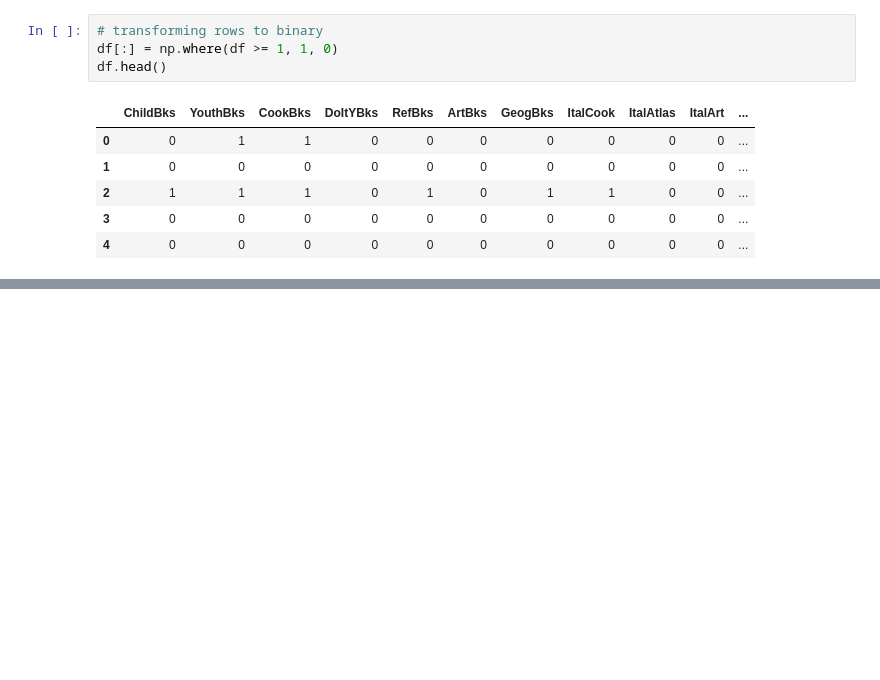
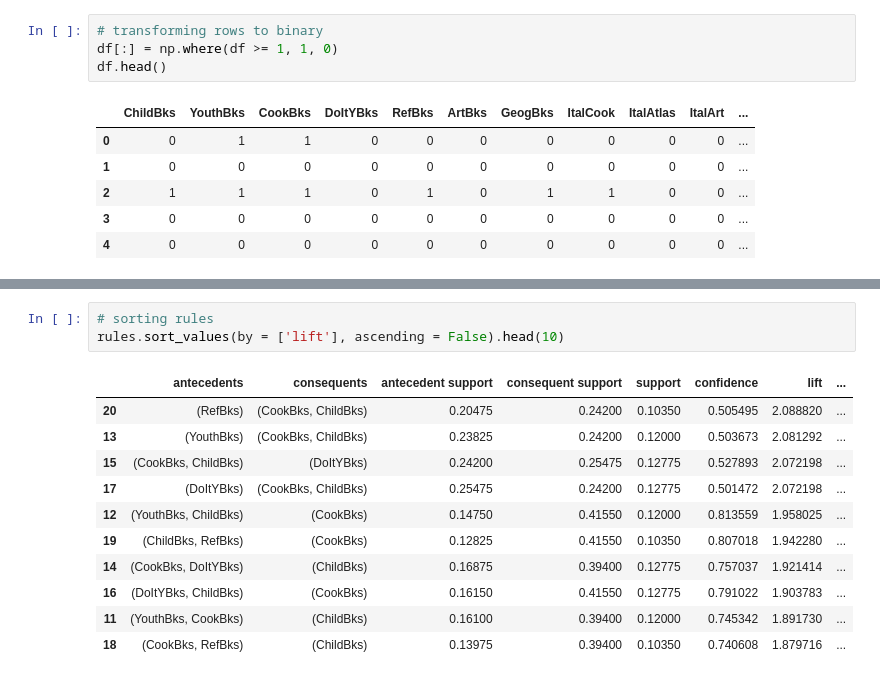
Before and after one commit to intelspeedstep/IDS748, a Jupyter notebook: Books Association Analysis.ipynb, the cells around one changed output, grey strips where cells are left out. Cells and saved outputs as stored; diff of their text form; blank space fills up the shorter version.

```diff
--- a/Books Association Analysis.ipynb
+++ b/Books Association Analysis.ipynb
@@ -105,0 +153,15 @@ df.head()
+# %%
+# sorting rules
+rules.sort_values(by = ['lift'], ascending = False).head(10)
+# %% [output]
+|  | antecedents | consequents | antecedent support | consequent support | support | confidence | lift | ... |
+| 20 | (RefBks) | (CookBks, ChildBks) | 0.20475 | 0.24200 | 0.10350 | 0.505495 | 2.088820 | ... |
+| 13 | (YouthBks) | (CookBks, ChildBks) | 0.23825 | 0.24200 | 0.12000 | 0.503673 | 2.081292 | ... |
+| 15 | (CookBks, ChildBks) | (DoItYBks) | 0.24200 | 0.25475 | 0.12775 | 0.527893 | 2.072198 | ... |
+| 17 | (DoItYBks) | (CookBks, ChildBks) | 0.25475 | 0.24200 | 0.12775 | 0.501472 | 2.072198 | ... |
+| 12 | (YouthBks, ChildBks) | (CookBks) | 0.14750 | 0.41550 | 0.12000 | 0.813559 | 1.958025 | ... |
+| 19 | (ChildBks, RefBks) | (CookBks) | 0.12825 | 0.41550 | 0.10350 | 0.807018 | 1.942280 | ... |
+| 14 | (CookBks, DoItYBks) | (ChildBks) | 0.16875 | 0.39400 | 0.12775 | 0.757037 | 1.921414 | ... |
+| 16 | (DoItYBks, ChildBks) | (CookBks) | 0.16150 | 0.41550 | 0.12775 | 0.791022 | 1.903783 | ... |
+| 11 | (YouthBks, CookBks) | (ChildBks) | 0.16100 | 0.39400 | 0.12000 | 0.745342 | 1.891730 | ... |
+| 18 | (CookBks, RefBks) | (ChildBks) | 0.13975 | 0.39400 | 0.10350 | 0.740608 | 1.879716 | ... |
```
Also changed, not shown: parts of 5 cells of this notebook.
